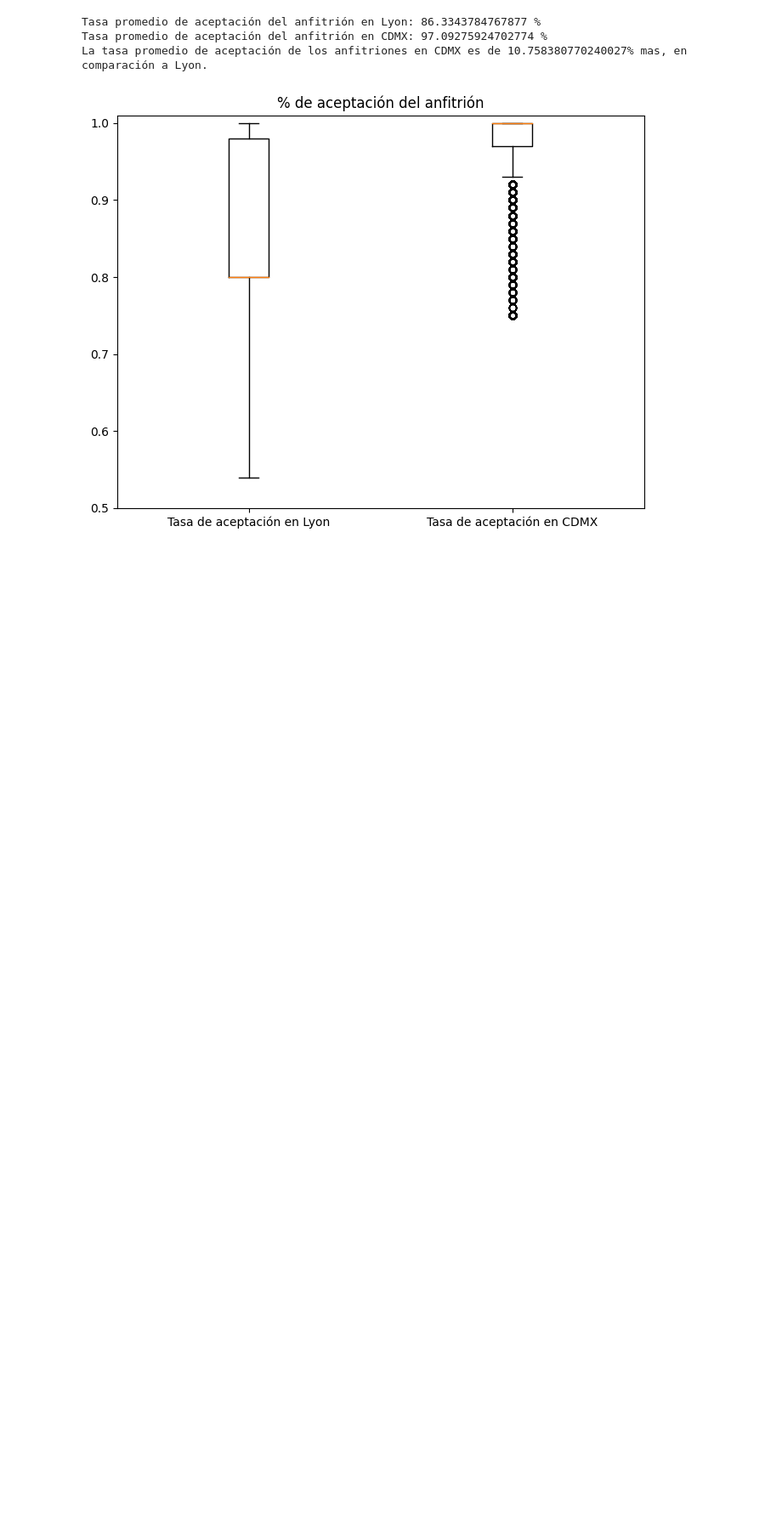
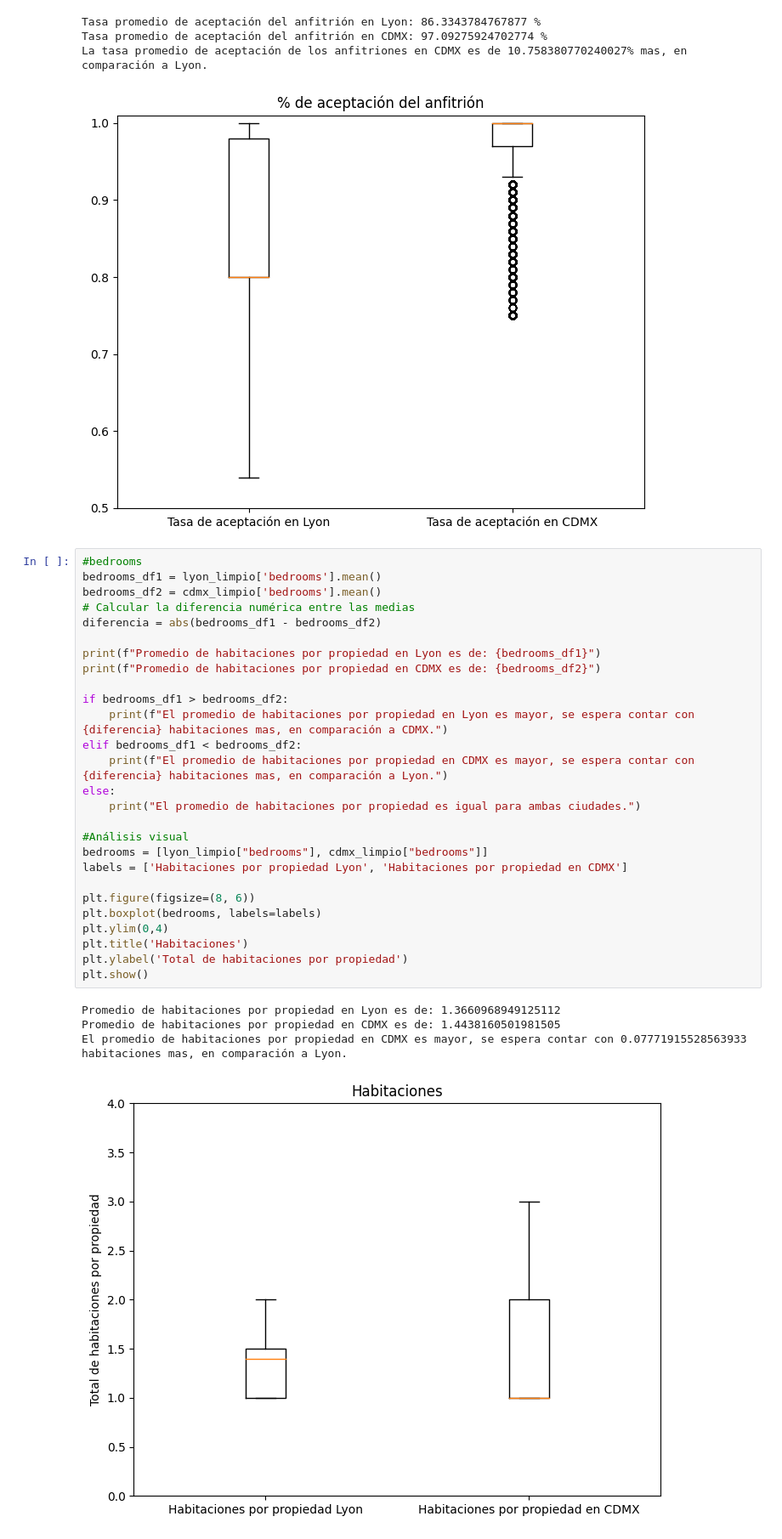
Before and after one commit to AlbertoMuro/Evidencia1, a Jupyter notebook: codigo.ipynb, the cells around one changed output. Shown at 85% size. Drawn from its saved outputs; the diff is of its cells as text; blank space fills up the shorter version.

```diff
--- a/codigo.ipynb
+++ b/codigo.ipynb
@@ -623,3 +623,35 @@ Tasa promedio de aceptación del anfitrión en Lyon: 86.3343784767877 %
 Tasa promedio de aceptación del anfitrión en CDMX: 97.09275924702774 %
 La tasa promedio de aceptación de los anfitriones en CDMX es de 10.758380770240027% mas, en comparación a Lyon.
 [figure]
+# %%
+#bedrooms
+bedrooms_df1 = lyon_limpio['bedrooms'].mean()
+bedrooms_df2 = cdmx_limpio['bedrooms'].mean()
+# Calcular la diferencia numérica entre las medias
+diferencia = abs(bedrooms_df1 - bedrooms_df2)
+
+print(f"Promedio de habitaciones por propiedad en Lyon es de: {bedrooms_df1}")
+print(f"Promedio de habitaciones por propiedad en CDMX es de: {bedrooms_df2}")
+
+if bedrooms_df1 > bedrooms_df2:
+    print(f"El promedio de habitaciones por propiedad en Lyon es mayor, se espera contar con {diferencia} habitaciones mas, en comparación a CDMX.")
+elif bedrooms_df1 < bedrooms_df2:
+    print(f"El promedio de habitaciones por propiedad en CDMX es mayor, se espera contar con {diferencia} habitaciones mas, en comparación a Lyon.")
+else:
+    print("El promedio de habitaciones por propiedad es igual para ambas ciudades.")
+
+#Análisis visual
+bedrooms = [lyon_limpio["bedrooms"], cdmx_limpio["bedrooms"]]
+labels = ['Habitaciones por propiedad Lyon', 'Habitaciones por propiedad en CDMX']
+
+plt.figure(figsize=(8, 6))
+plt.boxplot(bedrooms, labels=labels)
+plt.ylim(0,4)
+plt.title('Habitaciones')
+plt.ylabel('Total de habitaciones por propiedad')
+plt.show()
+# %% [output]
+Promedio de habitaciones por propiedad en Lyon es de: 1.3660968949125112
+Promedio de habitaciones por propiedad en CDMX es de: 1.4438160501981505
+El promedio de habitaciones por propiedad en CDMX es mayor, se espera contar con 0.07771915528563933 habitaciones mas, en comparación a Lyon.
+[figure, added]
```
Also changed, not shown: parts of 5 cells of this notebook.
